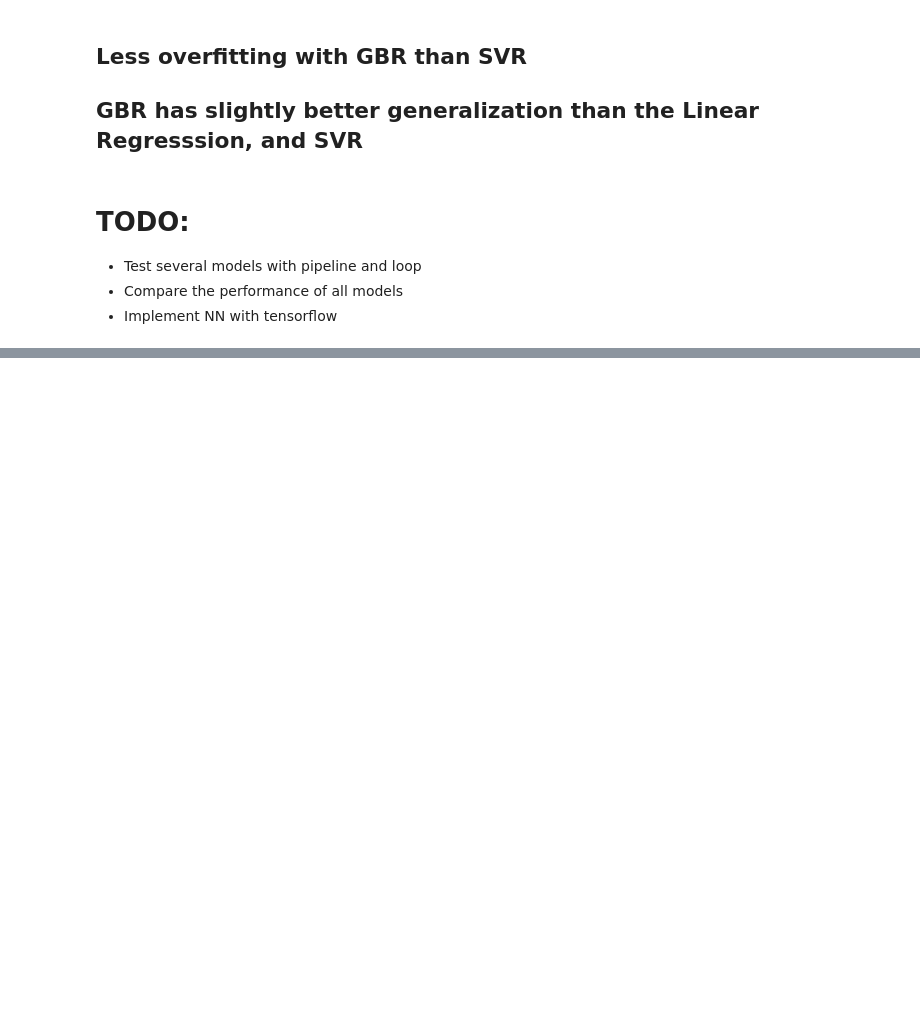
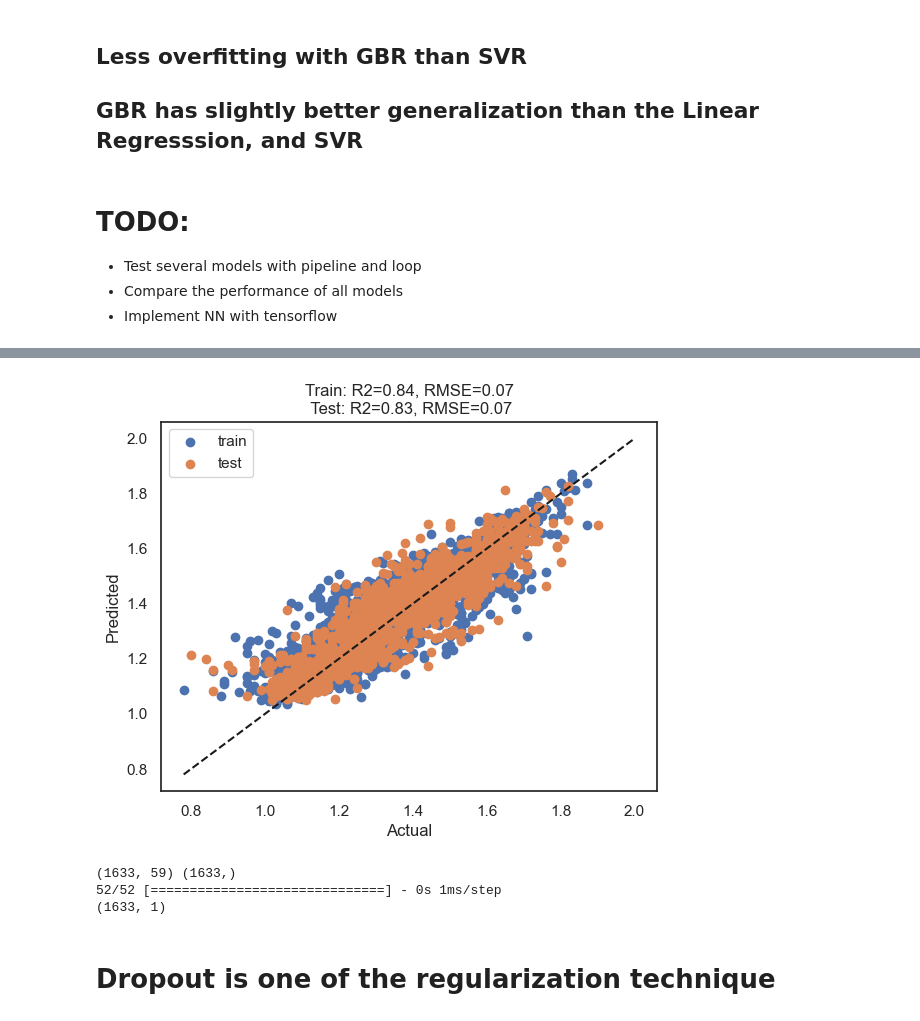
Before and after one commit to akashjn/DataScience, a Jupyter notebook: 1_Supervised_Learning.ipynb, the cells around one changed output, grey strips where cells are left out. Saved outputs shown, nothing was run; the diff lists cells and outputs as text; code cells hidden in the pictures; blank space fills up the shorter version.

```diff
--- a/1_Supervised_Learning.ipynb
+++ b/1_Supervised_Learning.ipynb
@@ -608,0 +614,8 @@ Test, R^2 model6 = 0.80
+# %%
+input_shape=[X_train.shape[1]]
+
+model = tf.keras.Sequential([tf.keras.layers.Dense(units=1,input_shape=input_shape)])
+
+# after you create your model it's
+# always a good habit to print out it's summary
+model.summary()
@@ -608,0 +909,18 @@ Test, R^2 model6 = 0.80
+# %%
+plt.scatter(train_y,model3.predict(train_x),label="train")
+r2=r2_score(train_y,model3.predict(train_x))
+mae=mean_absolute_error(train_y,model3.predict(train_x))
+rmse=np.sqrt(mean_squared_error(train_y,model3.predict(train_x)))
+string_=f"Train: R2={r2:0.2f}, RMSE={rmse:0.2f}"
+plt.scatter(val_y,model3.predict(val_x),label="test")
+r2=r2_score(val_y,model3.predict(val_x))
+mae=mean_absolute_error(val_y,model3.predict(val_x))
+rmse=np.sqrt(mean_squared_error(val_y,model3.predict(val_x)))
+string_+=f"\n Test: R2={r2:0.2f}, RMSE={rmse:0.2f}"
+plt.plot([0.78,2],[0.78,2],"--k")
+plt.title(string_)
+plt.xlabel('Actual')
+plt.ylabel('Predicted')
+plt.legend()
+plt.show()
+# %% [output]
@@ -608,0 +935,10 @@ Test, R^2 model6 = 0.80
+[figure, added]
+# %%
+print(val_x.shape,val_y.shape)
+print(model3.predict(val_x).shape)
+# %% [output]
+(1633, 59) (1633,)
+52/52 [==============================] - 0s 1ms/step
+(1633, 1)
+# %% [markdown]
+# Dropout is one of the regularization technique
```
Also changed, not shown: parts of 24 cells of this notebook.
